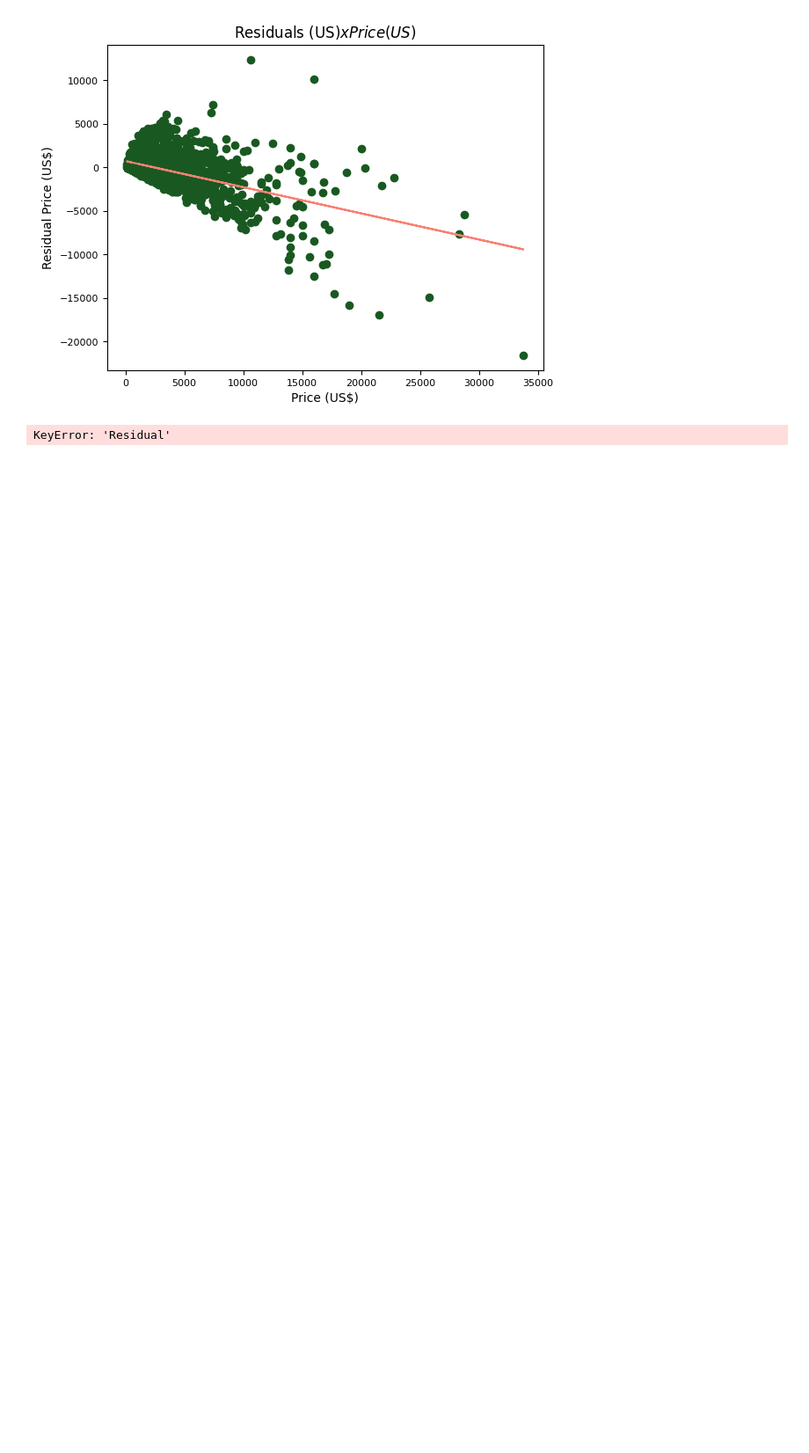
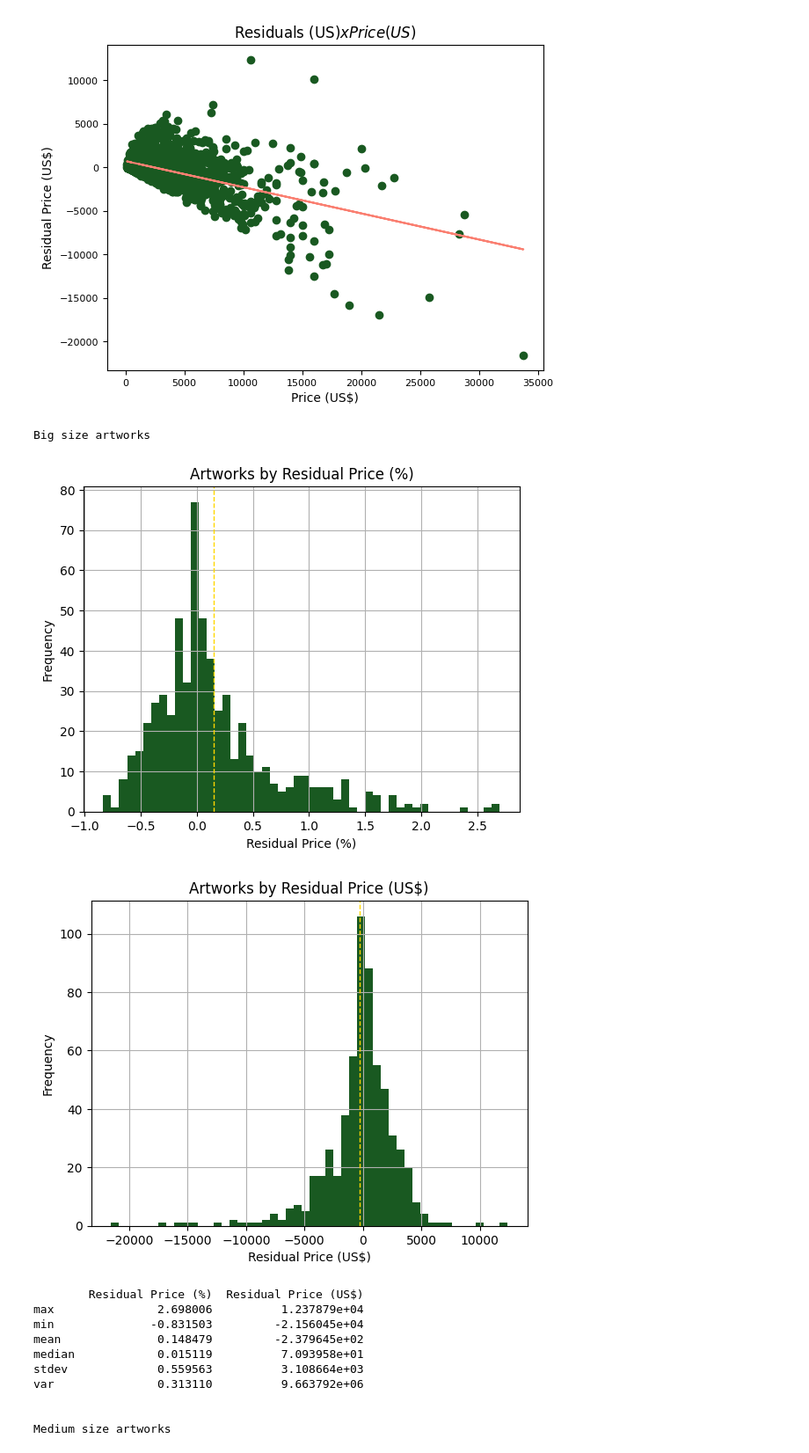
Before and after one commit to cryptogazzetta/Arte, a Jupyter notebook: analysis/saatchi_explore_artworks.ipynb, the cells around one changed output. Shown at 88% size. Saved outputs shown, nothing was run; the diff lists cells and outputs as text; code cells hidden in the pictures; blank space fills up the shorter version.

```diff
--- a/analysis/saatchi_explore_artworks.ipynb
+++ b/analysis/saatchi_explore_artworks.ipynb
@@ -650,18 +680,32 @@ for column_name in residuals_analysis_columns_names:
 # %% [output]
 [figure]
 [figure]
-# %%
-## CASE STUDIES: SIZE SEGMENTS
-
-# get 0.75 quantile of size
-q75_size = np.percentile(artworks['Size (in²)'], 75)
-big_size_indices = x_test[x_test['Size (in²)'] >= q75_size].index
-big_size_dummies = artworks.loc[big_size_indices]
-
-big_size_dummies['Predicted Price'] = big_size_dummies['Predicted Price'].astype(float)
-
-
-relative_residual_mean = big_size_dummies['Residual'] / big_size_dummies['Price (US$)']
-relative_residual_mean.hist(bins=100)
-# %% [output]
-KeyError: 'Residual'
+# %%
+## CASE STUDIES: SIZE SEGMENTS
+
+# get 0.75 quantile of size
+q75_size = np.percentile(test_dummies['Size (in²)'], 75)
+q25 = np.percentile(test_dummies['Size (in²)'], 25)
+
+big_size_indices = test_dummies[test_dummies['Size (in²)'] >= q75_size].index
+medium_size_indices = test_dummies[(test_dummies['Size (in²)'] > q25) & (test_dummies['Size (in²)'] < q75_size)].index
+small_size_indices = test_dummies[test_dummies['Size (in²)'] <= q25].index
+
+size_indices = [big_size_indices, medium_size_indices, small_size_indices]
+size_names = ['Big', 'Medium', 'Small']
+
+case_study(test_dummies, size_indices, size_names)
+# %% [output]
+Big size artworks
+[figure, added]
+[figure, added]
+        Residual Price (%)  Residual Price (US$)
+max               2.698006          1.237879e+04
+min              -0.831503         -2.156045e+04
+mean              0.148479         -2.379645e+02
+median            0.015119          7.093958e+01
+stdev             0.559563          3.108664e+03
+var               0.313110          9.663792e+06
+
+
+Medium size artworks
```
Also changed, not shown: parts of 15 cells of this notebook, 4 other files.
